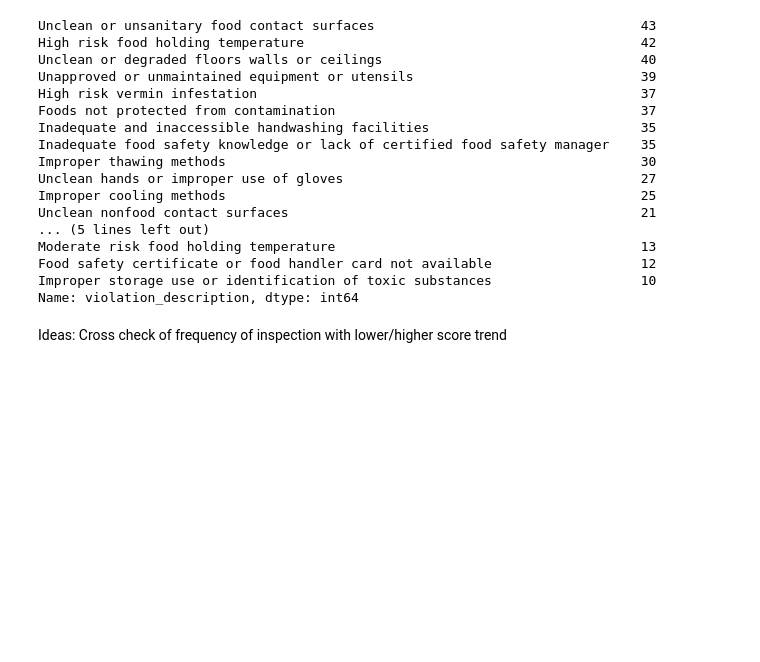
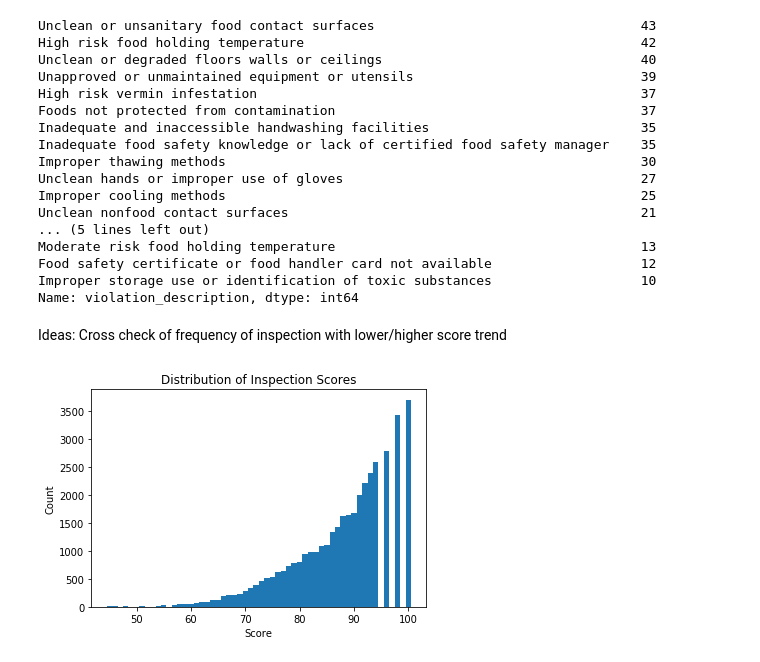
Before and after one commit to thienanha/Food-Safety-SF, a Jupyter notebook: Food Safety Project SF.ipynb, the cells around one changed output. Drawn from its saved outputs; the diff is of its cells as text; code cells hidden in the pictures; blank space fills up the shorter version.

Commit message:
distribution of inspection scores

```diff
--- a/Food Safety Project SF.ipynb
+++ b/Food Safety Project SF.ipynb
@@ -221,3 +221,12 @@ Name: violation_description, dtype: int64
 # %% [markdown]
 Ideas:
 Cross check of frequency of inspection with lower/higher score trend
+# %%
+sf_rest_scores = sf_rest_scores[sf_rest_scores.inspection_score > 0]
+plt.figure(figsize=(6,4))
+plt.xlabel("Score")
+plt.ylabel("Count")
+plt.title("Distribution of Inspection Scores")
+plt.bar(np.unique(sf_rest_scores.inspection_score)[::-1], height = sf_rest_scores["inspection_score"].value_counts(), width = 1);
+# %% [output]
+[figure, added]
```
Also changed, not shown: parts of 1 cell of this notebook.
